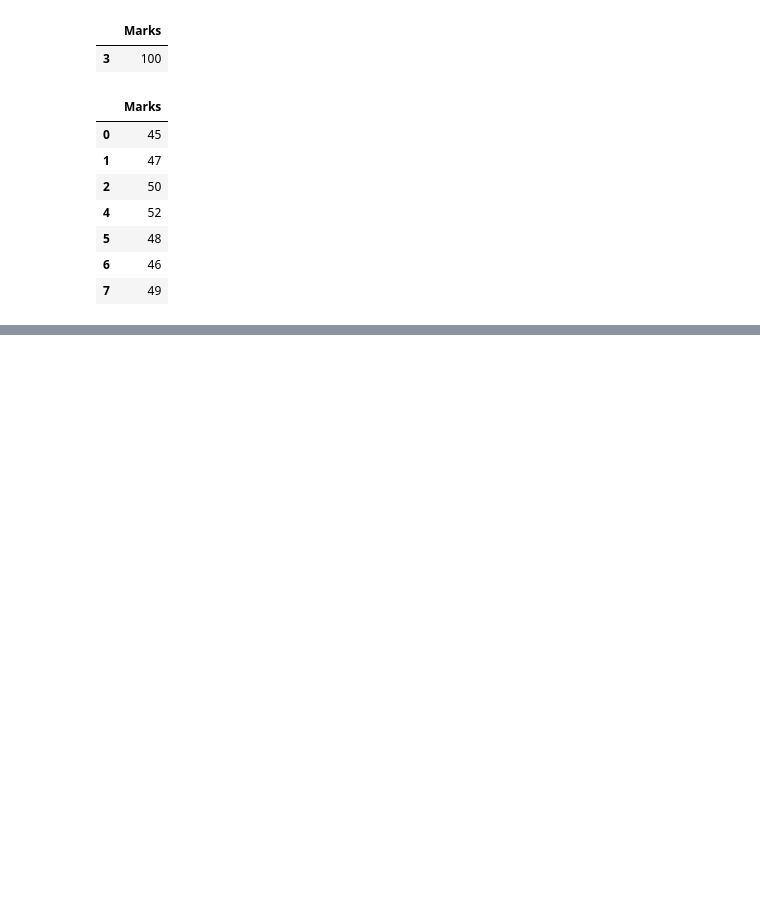
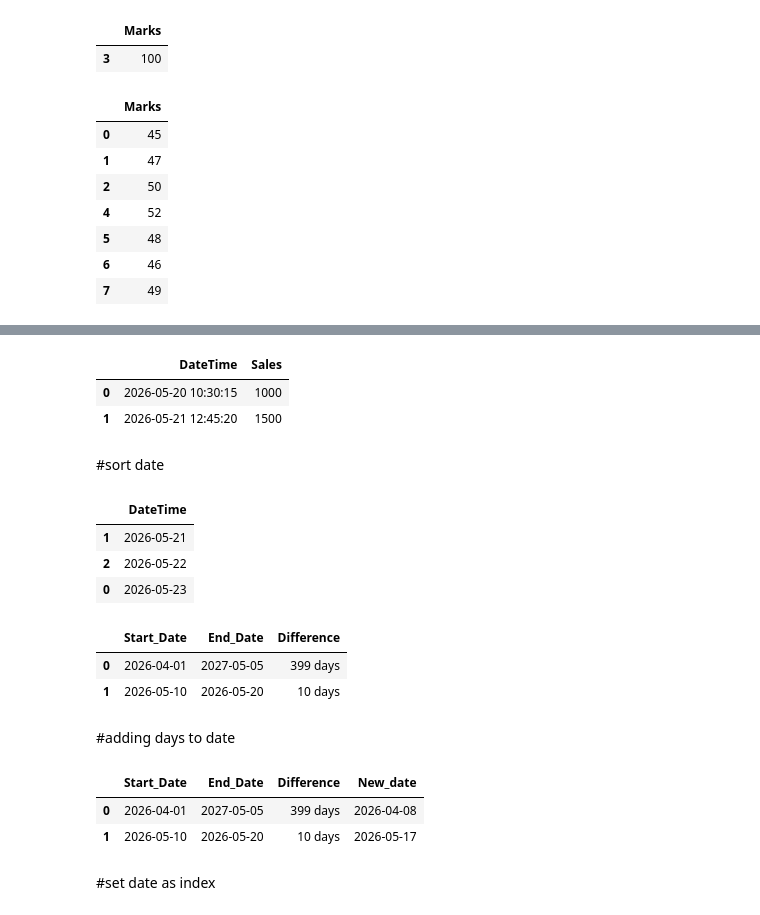
Before and after one commit to Vikram957/Pandas, a Jupyter notebook: d_pandas.ipynb, the cells around one changed output, grey strips where cells are left out. Saved outputs shown, nothing was run; the diff lists cells and outputs as text; code cells hidden in the pictures; blank space fills up the shorter version.

```diff
--- a/d_pandas.ipynb
+++ b/d_pandas.ipynb
@@ -1917,0 +2052,70 @@ print(df)
+# %%
+data = {
+    'DateTime' : pd.to_datetime([
+        '2026-05-20 10:30:15',
+        '2026-05-21 12:45:20'
+    ]),
+
+    'Sales' : [1000,1500]
+}
+
+df = pd.DataFrame(data)
+filtered = df[df['DateTime'] > '2026-05-20']
+
+filtered
+# %% [output]
+|  | DateTime | Sales |
+| 0 | 2026-05-20 10:30:15 | 1000 |
+| 1 | 2026-05-21 12:45:20 | 1500 |
+# %% [markdown]
+#sort date
+# %%
+data = {
+    'DateTime' : pd.to_datetime([
+        '2026-05-23',
+        '2026-05-21',
+        '2026-05-22'
+    ])
+
+}
+
+df = pd.DataFrame(data)
+sorted_df = df.sort_values('DateTime')
+sorted_df
+# %% [output]
+|  | DateTime |
+| 1 | 2026-05-21 |
+| 2 | 2026-05-22 |
+| 0 | 2026-05-23 |
+# %%
+data = {
+    "Start_Date": pd.to_datetime([
+        "2026-04-01",
+        "2026-05-10"
+    ]),
+
+    "End_Date": pd.to_datetime([
+        "2027-05-05",
+        "2026-05-20"
+    ])
+}
+
+df = pd.DataFrame(data)
+
+df['Difference'] = df['End_Date'] - df['Start_Date']
+df
+# %% [output]
+|  | Start_Date | End_Date | Difference |
+| 0 | 2026-04-01 | 2027-05-05 | 399 days |
+| 1 | 2026-05-10 | 2026-05-20 | 10 days |
+# %% [markdown]
+#adding days to date
+# %%
+df['New_date'] = df['Start_Date'] + pd.Timedelta(days=7)
+df
+# %% [output]
+|  | Start_Date | End_Date | Difference | New_date |
+| 0 | 2026-04-01 | 2027-05-05 | 399 days | 2026-04-08 |
+| 1 | 2026-05-10 | 2026-05-20 | 10 days | 2026-05-17 |
+# %% [markdown]
+#set date as index
```
Also changed, not shown: parts of 22 cells of this notebook.
